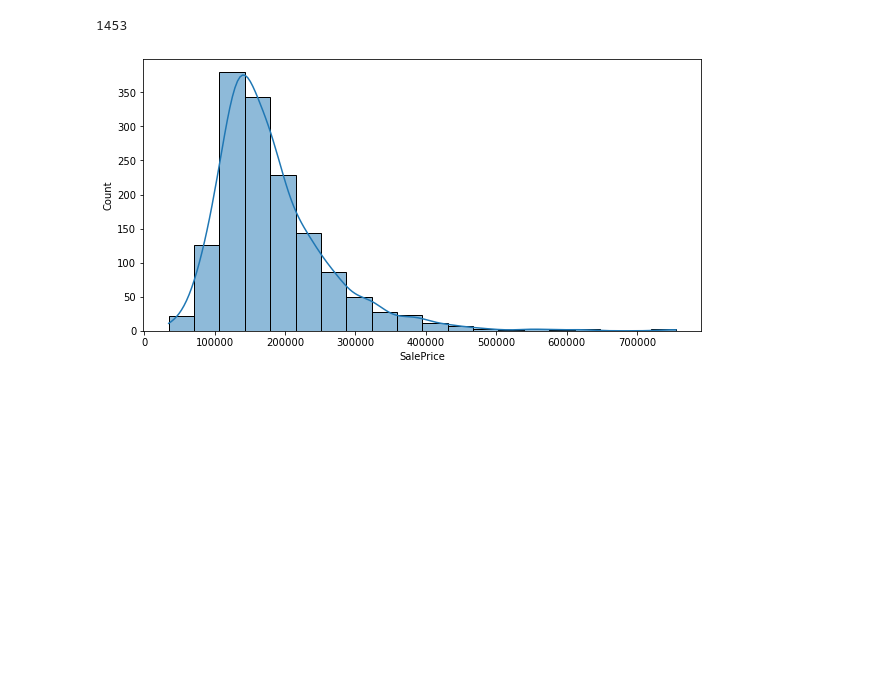
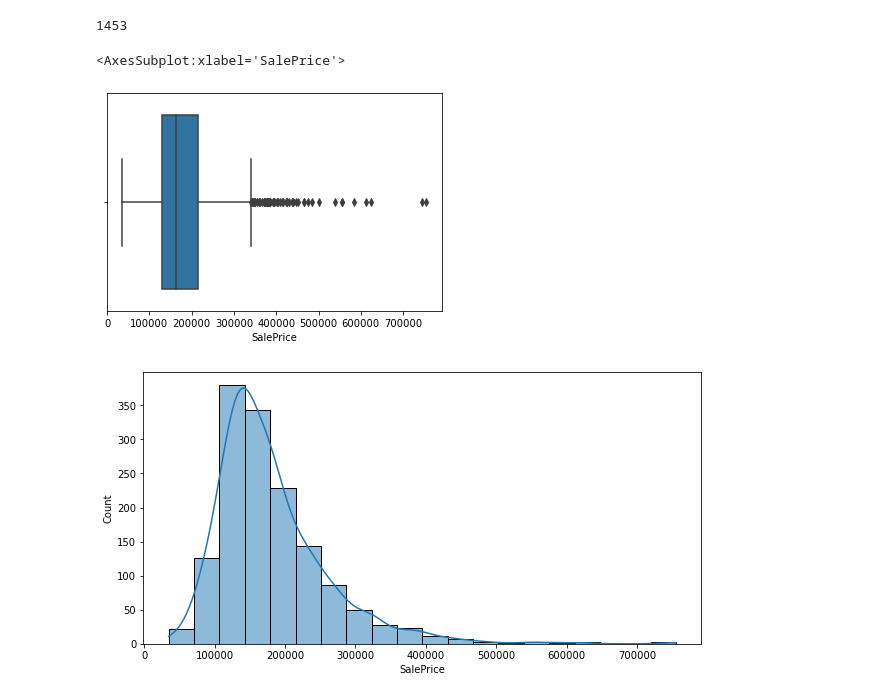
Before and after one commit to Justdek-code/data-science, a Jupyter notebook: house_prices_prediction/house_prices_prediction.ipynb, the cells around one changed output. Cells and saved outputs as stored; diff of their text form; code cells hidden in the pictures; blank space fills up the shorter version.

```diff
--- a/house_prices_prediction/house_prices_prediction.ipynb
+++ b/house_prices_prediction/house_prices_prediction.ipynb
@@ -74,6 +76,11 @@ array([   0,    0,    0,  259,    0,    0, 1369,    0,    0,    0,    0,
 df.isna().sum().to_numpy().max()
 # %% [output]
 1453
+# %%
+sns.boxplot(df.SalePrice);
+# %% [output]
+<AxesSubplot:xlabel='SalePrice'>
+[figure, added]
 # %%
 plt.figure(figsize=(10, 5))
 sns.histplot(df.SalePrice, bins=20, kde=True);
```
Also changed, not shown: parts of 49 cells of this notebook.
